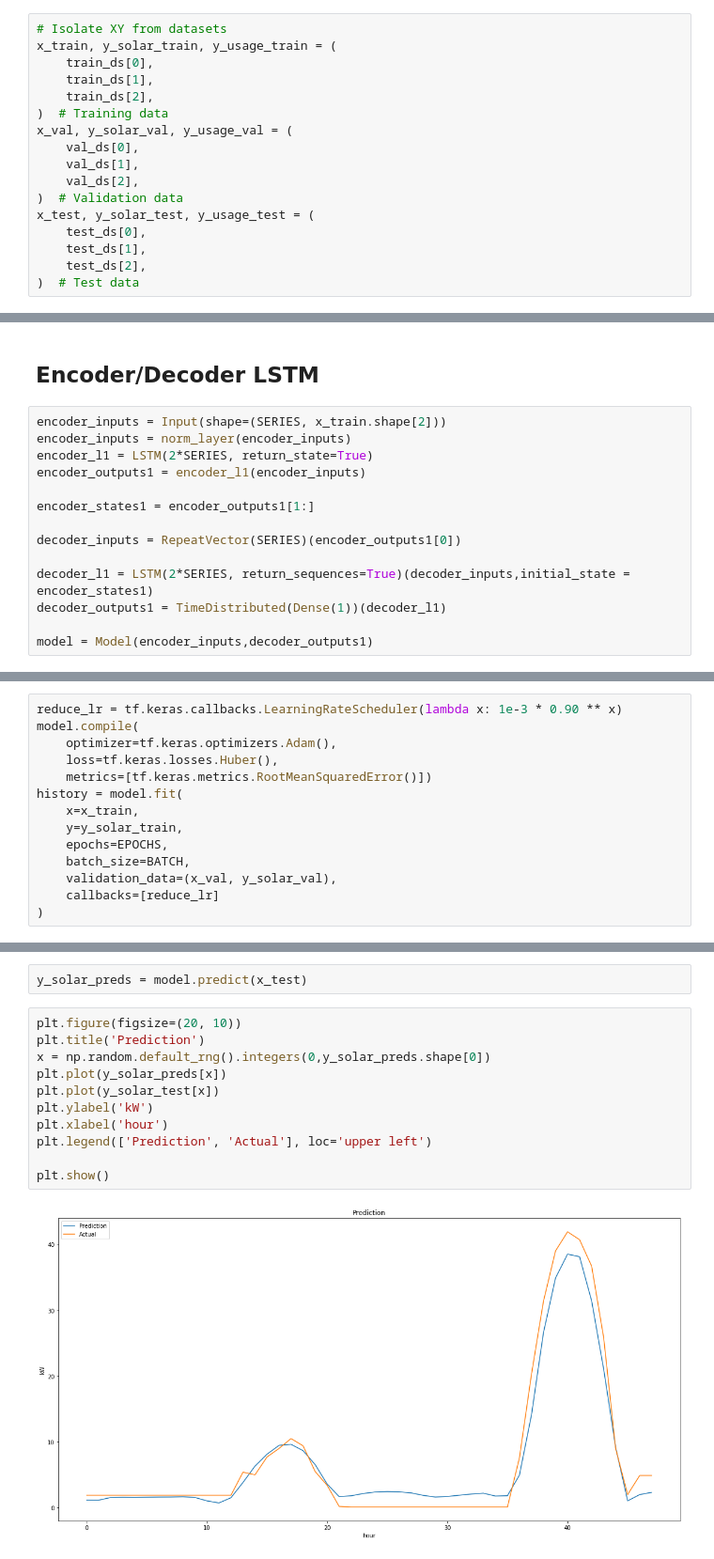
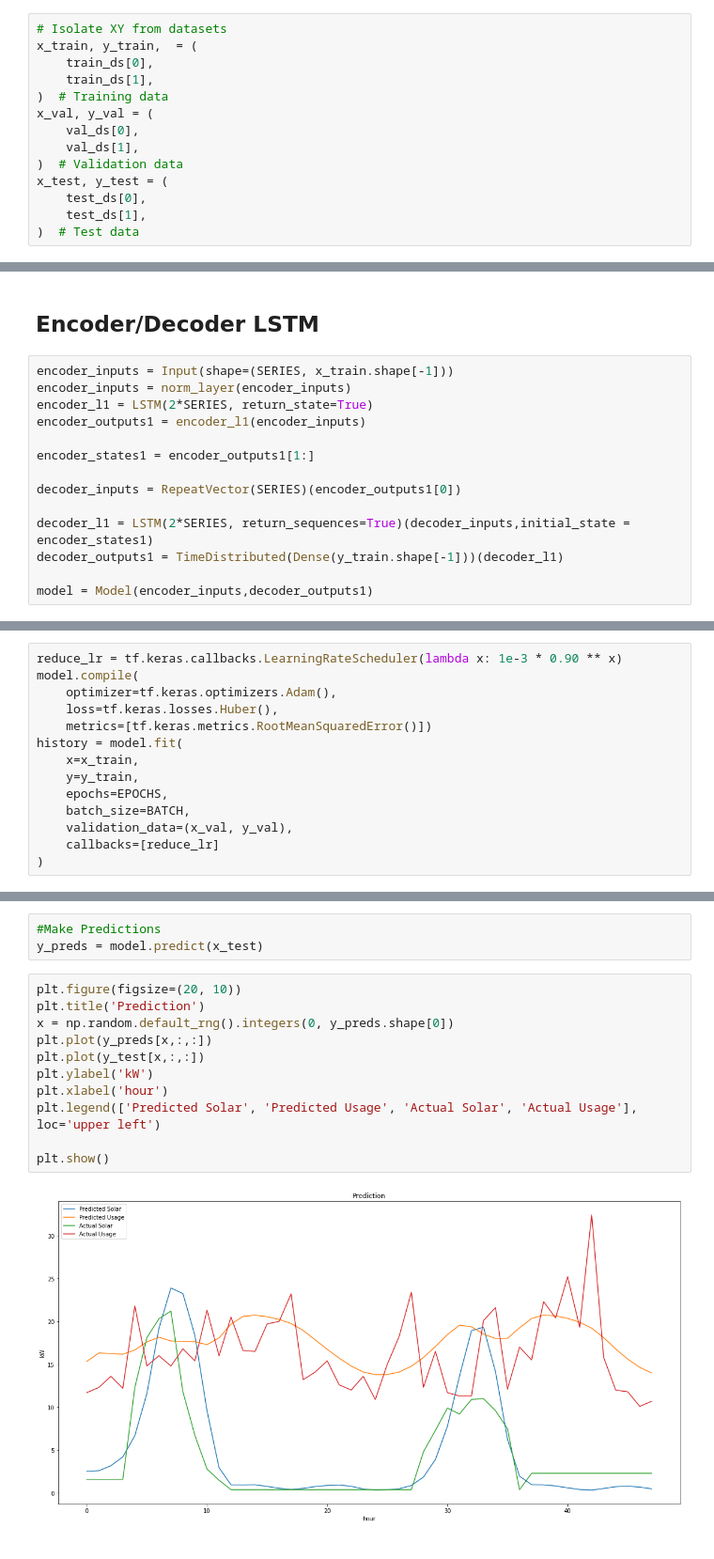
Before and after one commit to samsipe/amplify-microgrid-ai, a Jupyter notebook: notebooks/predict_power_gen_initial_model_ss.ipynb, the cells around one changed output, grey strips where cells are left out. Shown at 94% size. Cells and saved outputs as stored; diff of their text form.

Commit message:
update model to predict solar and usage together

```diff
--- a/notebooks/predict_power_gen_initial_model_ss.ipynb
+++ b/notebooks/predict_power_gen_initial_model_ss.ipynb
@@ -99,20 +98,17 @@ xy_data.drop(columns=['temp','pressure','humidity','day_of_week'], inplace=True)
 train_ds, val_ds, test_ds = DataSplit(xy_data, series_length=SERIES, stride=STRIDE).split_data()
 # %%
 # Isolate XY from datasets
-x_train, y_solar_train, y_usage_train = (
+x_train, y_train,  = (
     train_ds[0],
     train_ds[1],
-    train_ds[2],
 )  # Training data
-x_val, y_solar_val, y_usage_val = (
+x_val, y_val = (
     val_ds[0],
     val_ds[1],
-    val_ds[2],
 )  # Validation data
-x_test, y_solar_test, y_usage_test = (
+x_test, y_test = (
     test_ds[0],
     test_ds[1],
-    test_ds[2],
 )  # Test data
 # %%
 # format data for training...
@@ -158,7 +154,7 @@ To enable them in other operations, rebuild TensorFlow with the appropriate comp
 # %% [markdown]
 ## Encoder/Decoder LSTM
 # %%
-encoder_inputs = Input(shape=(SERIES, x_train.shape[2]))
+encoder_inputs = Input(shape=(SERIES, x_train.shape[-1]))
 encoder_inputs = norm_layer(encoder_inputs)
 encoder_l1 = LSTM(2*SERIES, return_state=True)
 encoder_outputs1 = encoder_l1(encoder_inputs)
@@ -168,7 +164,7 @@ encoder_states1 = encoder_outputs1[1:]
 decoder_inputs = RepeatVector(SERIES)(encoder_outputs1[0])
 
 decoder_l1 = LSTM(2*SERIES, return_sequences=True)(decoder_inputs,initial_state = encoder_states1)
-decoder_outputs1 = TimeDistributed(Dense(1))(decoder_l1)
+decoder_outputs1 = TimeDistributed(Dense(y_train.shape[-1]))(decoder_l1)
 
 model = Model(encoder_inputs,decoder_outputs1)
 # %%
@@ -201,10 +197,10 @@ model.compile(
     metrics=[tf.keras.metrics.RootMeanSquaredError()])
 history = model.fit(
     x=x_train,
-    y=y_solar_train,
+    y=y_train,
     epochs=EPOCHS,
     batch_size=BATCH,
-    validation_data=(x_val, y_solar_val),
+    validation_data=(x_val, y_val),
     callbacks=[reduce_lr]
 )
 # %% [output]
@@ -271,15 +267,16 @@ dict_keys(['loss', 'root_mean_squared_error', 'val_loss', 'val_root_mean_squared
 # %%
-y_solar_preds = model.predict(x_test)
+#Make Predictions
+y_preds = model.predict(x_test)
 # %%
 plt.figure(figsize=(20, 10))
 plt.title('Prediction')
-x = np.random.default_rng().integers(0,y_solar_preds.shape[0])
-plt.plot(y_solar_preds[x])
-plt.plot(y_solar_test[x])
+x = np.random.default_rng().integers(0, y_preds.shape[0])
+plt.plot(y_preds[x,:,:])
+plt.plot(y_test[x,:,:])
 plt.ylabel('kW')
 plt.xlabel('hour')
-plt.legend(['Prediction', 'Actual'], loc='upper left')
+plt.legend(['Predicted Solar', 'Predicted Usage', 'Actual Solar', 'Actual Usage'], loc='upper left')
 
 plt.show()
 # %% [output]
-[figure, old version]
+[figure, new version]
```
Also changed, not shown: parts of 11 cells of this notebook.
